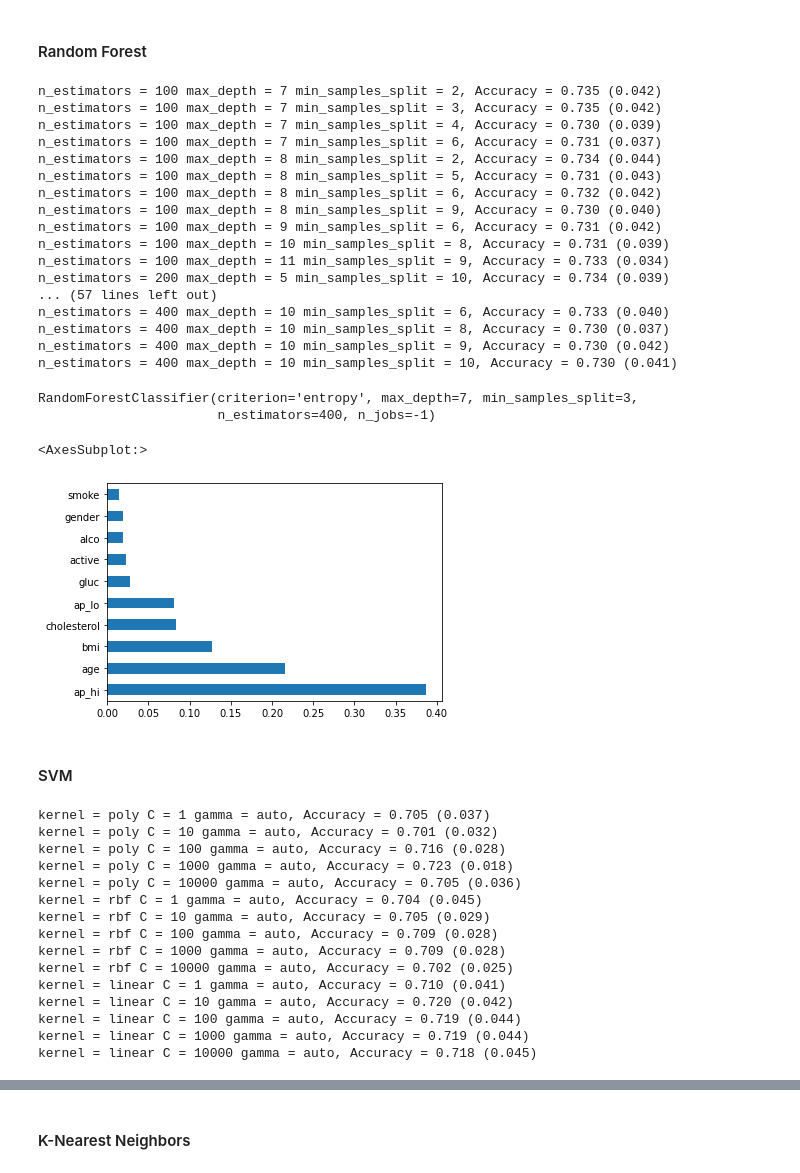
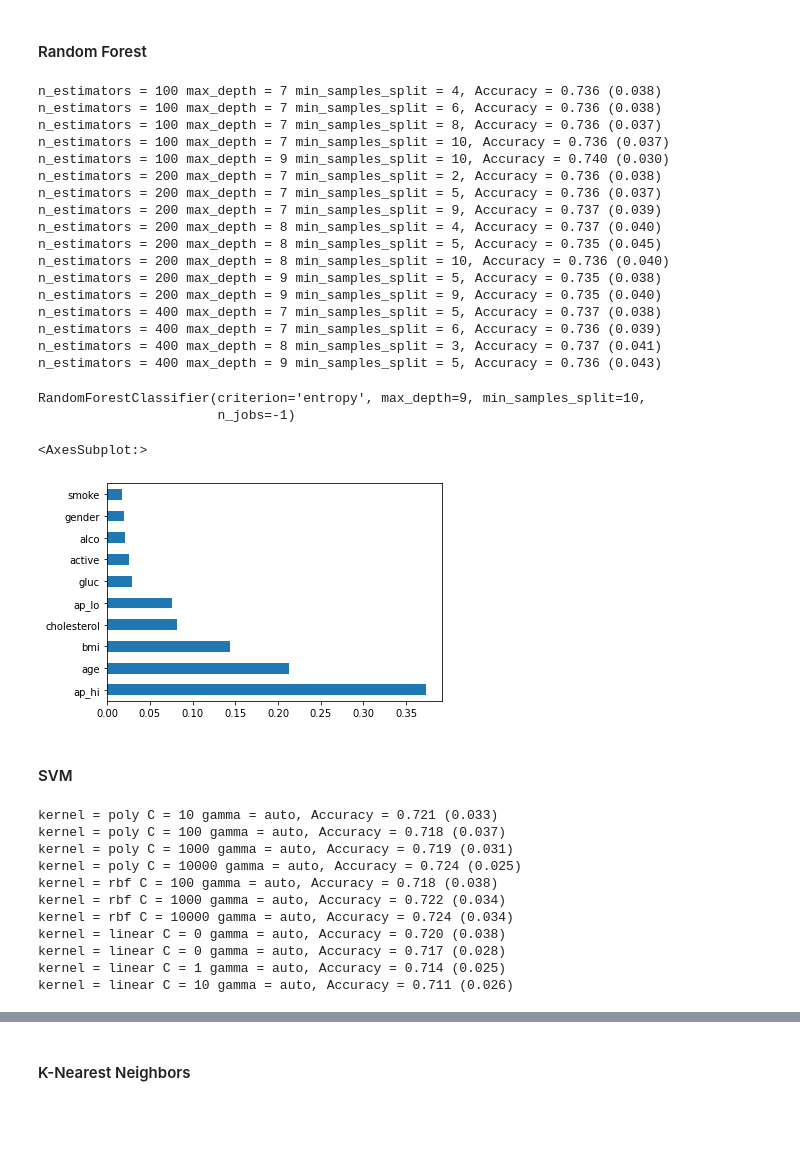
Before and after one commit to srpanchal/Predict-Cardio-Disease-Machine-Learning, a Jupyter notebook: Lab1_Saurabh_Panchal.ipynb, the cells around one changed output, grey strips where cells are left out. Saved outputs shown, nothing was run; the diff lists cells and outputs as text; code cells hidden in the pictures; blank space fills up the shorter version.

```diff
--- a/Lab1_Saurabh_Panchal.ipynb
+++ b/Lab1_Saurabh_Panchal.ipynb
@@ -822,8 +822,8 @@ total_train_data = train_data.append(validation_data)
 y = total_train_data.loc[:,"cardio"]
 X = total_train_data.drop("cardio", 1)
 origX = X.copy()
-scalar = MinMaxScaler()
-X = scalar.fit_transform(X)
+# scalar = MinMaxScaler()
+# X = scalar.fit_transform(X)
 # %%
 print(X.shape)
 # %% [output]
@@ -894,40 +901,40 @@ for i in estimators:
         for k in min_samples_split:
             model_rf = RandomForestClassifier(n_estimators=i, criterion='entropy', max_depth=j, min_samples_split=k, n_jobs=-1, random_state=1)
             acc, std_acc = kfold(model_rf)
-            if acc > 0.73:
+            if acc > 0.735:
                 print("n_estimators = %d max_depth = %d min_samples_split = %d, Accuracy = %.3f (%.3f)" % (i, j, k, acc, std_acc))
 # %% [output]
-n_estimators = 100 max_depth = 7 min_samples_split = 2, Accuracy = 0.735 (0.042)
-n_estimators = 100 max_depth = 7 min_samples_split = 3, Accuracy = 0.735 (0.042)
-n_estimators = 100 max_depth = 7 min_samples_split = 4, Accuracy = 0.730 (0.039)
-n_estimators = 100 max_depth = 7 min_samples_split = 6, Accuracy = 0.731 (0.037)
-n_estimators = 100 max_depth = 8 min_samples_split = 2, Accuracy = 0.734 (0.044)
-n_estimators = 100 max_depth = 8 min_samples_split = 5, Accuracy = 0.731 (0.043)
-n_estimators = 100 max_depth = 8 min_samples_split = 6, Accuracy = 0.732 (0.042)
-n_estimators = 100 max_depth = 8 min_samples_split = 9, Accuracy = 0.730 (0.040)
-n_estimators = 100 max_depth = 9 min_samples_split = 6, Accuracy = 0.731 (0.042)
-n_estimators = 100 max_depth = 10 min_samples_split = 8, Accuracy = 0.731 (0.039)
-n_estimators = 100 max_depth = 11 min_samples_split = 9, Accuracy = 0.733 (0.034)
-n_estimators = 200 max_depth = 5 min_samples_split = 10, Accuracy = 0.734 (0.039)
-... (57 lines left out)
-n_estimators = 400 max_depth = 10 min_samples_split = 6, Accuracy = 0.733 (0.040)
-n_estimators = 400 max_depth = 10 min_samples_split = 8, Accuracy = 0.730 (0.037)
-n_estimators = 400 max_depth = 10 min_samples_split = 9, Accuracy = 0.730 (0.042)
-n_estimators = 400 max_depth = 10 min_samples_split = 10, Accuracy = 0.730 (0.041)
+n_estimators = 100 max_depth = 7 min_samples_split = 4, Accuracy = 0.736 (0.038)
+n_estimators = 100 max_depth = 7 min_samples_split = 6, Accuracy = 0.736 (0.038)
+n_estimators = 100 max_depth = 7 min_samples_split = 8, Accuracy = 0.736 (0.037)
+n_estimators = 100 max_depth = 7 min_samples_split = 10, Accuracy = 0.736 (0.037)
+n_estimators = 100 max_depth = 9 min_samples_split = 10, Accuracy = 0.740 (0.030)
+n_estimators = 200 max_depth = 7 min_samples_split = 2, Accuracy = 0.736 (0.038)
+n_estimators = 200 max_depth = 7 min_samples_split = 5, Accuracy = 0.736 (0.037)
+n_estimators = 200 max_depth = 7 min_samples_split = 9, Accuracy = 0.737 (0.039)
+n_estimators = 200 max_depth = 8 min_samples_split = 4, Accuracy = 0.737 (0.040)
+n_estimators = 200 max_depth = 8 min_samples_split = 5, Accuracy = 0.735 (0.045)
+n_estimators = 200 max_depth = 8 min_samples_split = 10, Accuracy = 0.736 (0.040)
+n_estimators = 200 max_depth = 9 min_samples_split = 5, Accuracy = 0.735 (0.038)
+n_estimators = 200 max_depth = 9 min_samples_split = 9, Accuracy = 0.735 (0.040)
+n_estimators = 400 max_depth = 7 min_samples_split = 5, Accuracy = 0.737 (0.038)
+n_estimators = 400 max_depth = 7 min_samples_split = 6, Accuracy = 0.736 (0.039)
+n_estimators = 400 max_depth = 8 min_samples_split = 3, Accuracy = 0.737 (0.041)
+n_estimators = 400 max_depth = 9 min_samples_split = 5, Accuracy = 0.736 (0.043)
 # %%
-model_rf = RandomForestClassifier(n_estimators=400, criterion='entropy', max_depth=7,min_samples_split=3,n_jobs=-1)
+model_rf = RandomForestClassifier(n_estimators=100, criterion='entropy', max_depth=9,min_samples_split=10,n_jobs=-1)
 model_rf.fit(X,y)
 
 # kagggle score=0.70400 (RF(200,11,10))
 # %% [output]
-RandomForestClassifier(criterion='entropy', max_depth=7, min_samples_split=3,
-                       n_estimators=400, n_jobs=-1)
+RandomForestClassifier(criterion='entropy', max_depth=9, min_samples_split=10,
+                       n_jobs=-1)
 # %%
-feat_importances = pd.Series(model_rf.feature_importances_, index=origX.columns)
+feat_importances = pd.Series(model_rf.feature_importances_, index=X.columns)
 feat_importances.nlargest(10).plot(kind='barh')
 # %% [output]
 <AxesSubplot:>
-[figure, old version]
+[figure, new version]
 # %% [markdown]
 #### SVM
 # %%
@@ -943,22 +950,18 @@ for k in kernel:
         for g in gamma:
             model_svm = SVC(C=c, kernel=k)
             acc, std_acc = kfold(model_svm)
-            if acc > 0.70:
+            if acc > 0.71:
                 print("kernel = %s C = %d gamma = %s, Accuracy = %.3f (%.3f)" % (k, c, g, acc, std_acc))
 # %% [output]
-kernel = poly C = 1 gamma = auto, Accuracy = 0.705 (0.037)
-kernel = poly C = 10 gamma = auto, Accuracy = 0.701 (0.032)
-kernel = poly C = 100 gamma = auto, Accuracy = 0.716 (0.028)
-kernel = poly C = 1000 gamma = auto, Accuracy = 0.723 (0.018)
-kernel = poly C = 10000 gamma = auto, Accuracy = 0.705 (0.036)
-kernel = rbf C = 1 gamma = auto, Accuracy = 0.704 (0.045)
-kernel = rbf C = 10 gamma = auto, Accuracy = 0.705 (0.029)
-kernel = rbf C = 100 gamma = auto, Accuracy = 0.709 (0.028)
-kernel = rbf C = 1000 gamma = auto, Accuracy = 0.709 (0.028)
-kernel = rbf C = 10000 gamma = auto, Accuracy = 0.702 (0.025)
-kernel = linear C = 1 gamma = auto, Accuracy = 0.710 (0.041)
-kernel = linear C = 10 gamma = auto, Accuracy = 0.720 (0.042)
-kernel = linear C = 100 gamma = auto, Accuracy = 0.719 (0.044)
-kernel = linear C = 1000 gamma = auto, Accuracy = 0.719 (0.044)
-kernel = linear C = 10000 gamma = auto, Accuracy = 0.718 (0.045)
+kernel = poly C = 10 gamma = auto, Accuracy = 0.721 (0.033)
+kernel = poly C = 100 gamma = auto, Accuracy = 0.718 (0.037)
+kernel = poly C = 1000 gamma = auto, Accuracy = 0.719 (0.031)
+kernel = poly C = 10000 gamma = auto, Accuracy = 0.724 (0.025)
+kernel = rbf C = 100 gamma = auto, Accuracy = 0.718 (0.038)
+kernel = rbf C = 1000 gamma = auto, Accuracy = 0.722 (0.034)
+kernel = rbf C = 10000 gamma = auto, Accuracy = 0.724 (0.034)
+kernel = linear C = 0 gamma = auto, Accuracy = 0.720 (0.038)
+kernel = linear C = 0 gamma = auto, Accuracy = 0.717 (0.028)
+kernel = linear C = 1 gamma = auto, Accuracy = 0.714 (0.025)
+kernel = linear C = 10 gamma = auto, Accuracy = 0.711 (0.026)
 # %%
```
Also changed, not shown: parts of 15 cells of this notebook, 1 other file.
